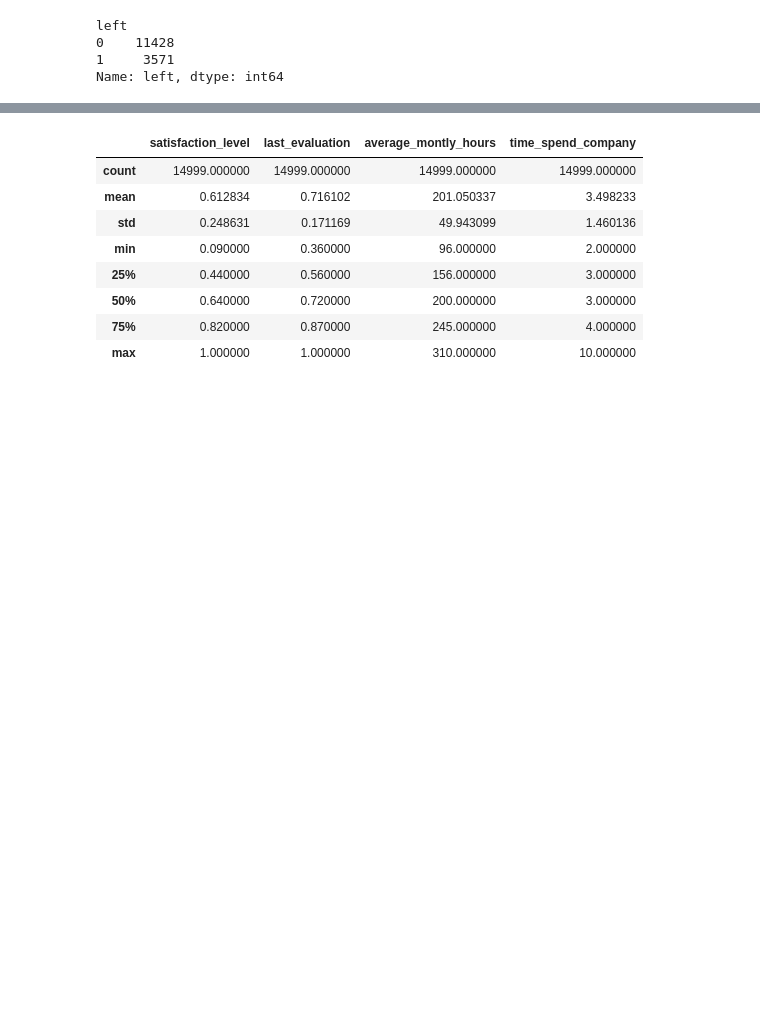
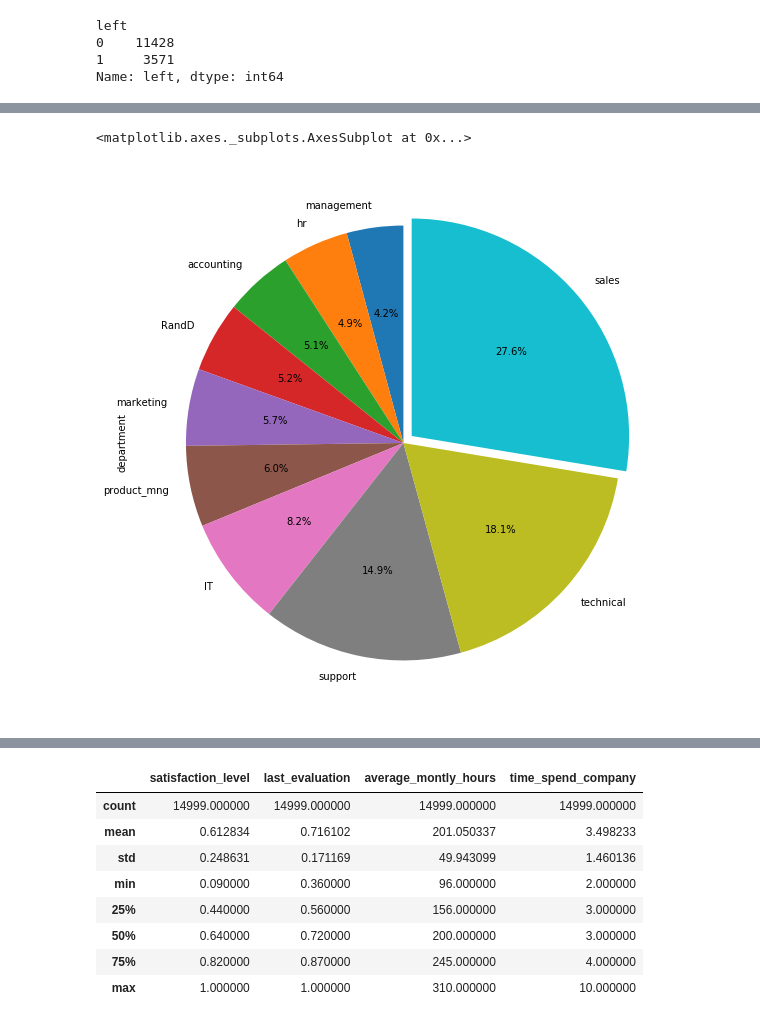
Before and after one commit to pramodnagare/Applied-Learning, a Jupyter notebook: Employee Retention Tool Kit/ToolKit.ipynb, the cells around one changed output, grey strips where cells are left out. Saved outputs shown, nothing was run; the diff lists cells and outputs as text; code cells hidden in the pictures; blank space fills up the shorter version.

```diff
--- a/Employee Retention Tool Kit/ToolKit.ipynb
+++ b/Employee Retention Tool Kit/ToolKit.ipynb
@@ -124 +139,9 @@ Name: department, dtype: int64
+# %%
+data.groupby('department')['department'].count().sort_values(ascending=True).plot.pie(figsize=(10,10),
+                                                                 explode=(0,0,0,0,0,0,0,0,0,0.05),
+                                                                 startangle=90,
+                                                                 autopct='%1.1f%%')
+# %% [output]
+<matplotlib.axes._subplots.AxesSubplot at 0x...>
+[figure, added]
 # %%
```
Also changed, not shown: parts of 30 cells of this notebook.
